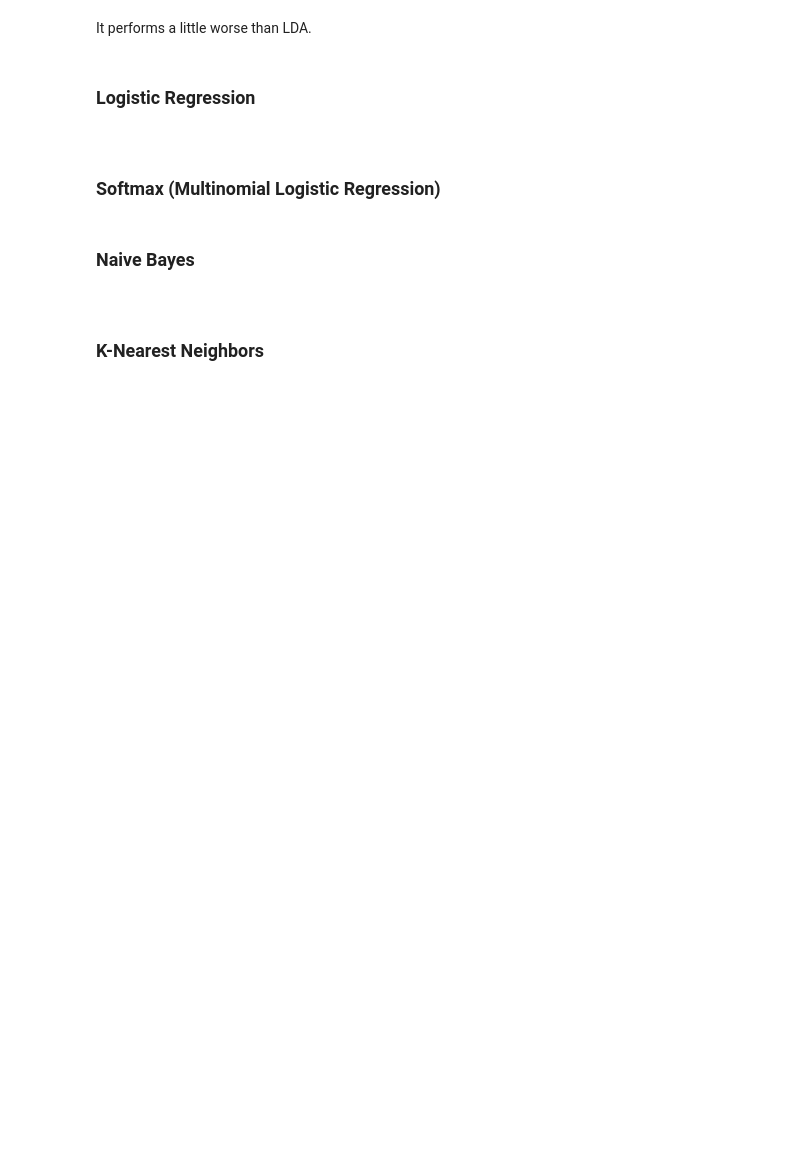
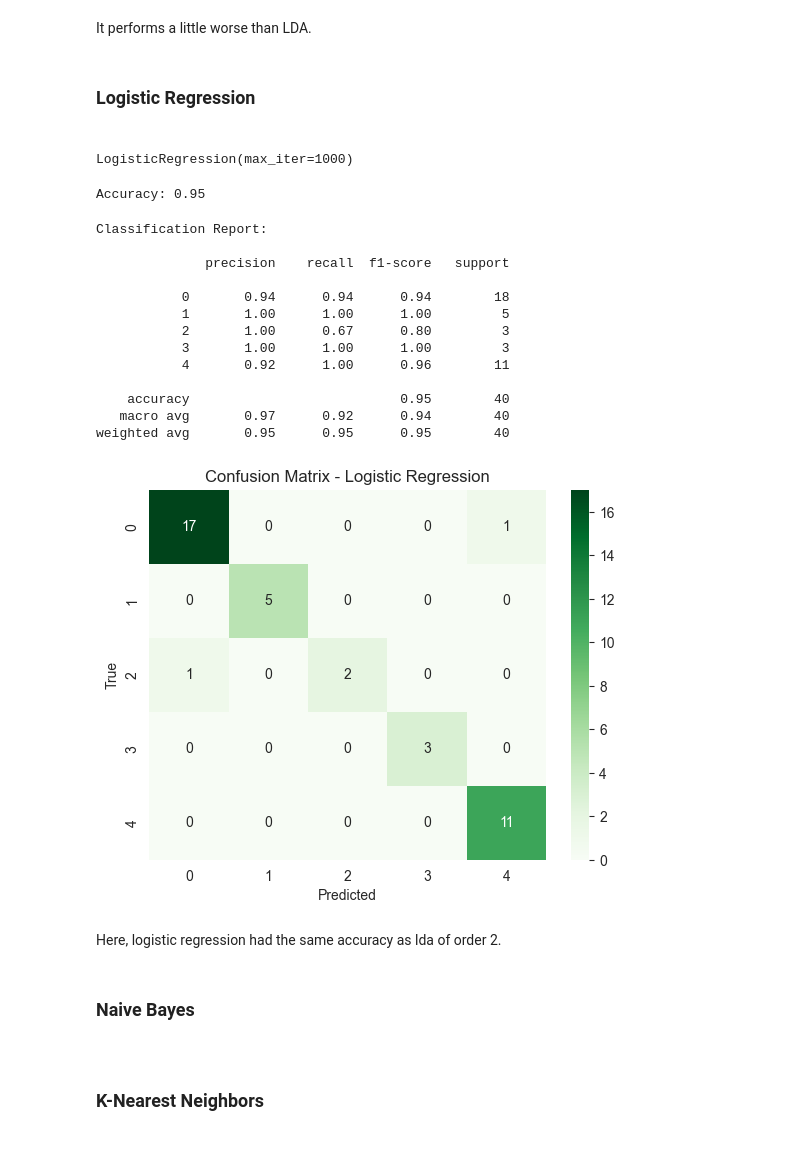
Before and after one commit to yashdeshpandex1/drug_classification, a Jupyter notebook: drug_classification.ipynb, the cells around one changed output. Saved outputs shown, nothing was run; the diff lists cells and outputs as text; code cells hidden in the pictures; blank space fills up the shorter version.

Commit message:
feat: Implement Logistic Regression

```diff
--- a/drug_classification.ipynb
+++ b/drug_classification.ipynb
@@ -344,9 +370,43 @@ It performs a little worse than LDA.
 # %% [markdown]
 <h3> Logistic Regression <h3>
 # %%
-log_reg = LogisticRegression()
+log_reg = LogisticRegression(max_iter=1000)
+log_reg.fit(encoded_X_train, encoded_y_train)
+# %% [output]
+LogisticRegression(max_iter=1000)
-# %% [markdown]
-<h3> Softmax (Multinomial Logistic Regression) </h3>
+# %%
+y_pred_log_reg = log_reg.predict(encoded_X_test)
+print(f"Accuracy: {log_reg.score(encoded_X_test, encoded_y_test)}")
+# %% [output]
+Accuracy: 0.95
+# %%
+print("Classification Report:\n")
+print(classification_report(encoded_y_test, y_pred_log_reg))
+
+# Confusion matrix
+cm = confusion_matrix(encoded_y_test, y_pred_log_reg)
+sns.heatmap(cm, annot=True, fmt='d', cmap='Greens')
+plt.xlabel('Predicted')
+plt.ylabel('True')
+plt.title('Confusion Matrix - Logistic Regression')
+plt.show()
+# %% [output]
+Classification Report:
+
+              precision    recall  f1-score   support
+
+           0       0.94      0.94      0.94        18
+           1       1.00      1.00      1.00         5
+           2       1.00      0.67      0.80         3
+           3       1.00      1.00      1.00         3
+           4       0.92      1.00      0.96        11
+
+    accuracy                           0.95        40
+   macro avg       0.97      0.92      0.94        40
+weighted avg       0.95      0.95      0.95        40
+[figure, added]
+# %% [markdown]
+Here, logistic regression had the same accuracy as lda of order 2.
 # %% [markdown]
 <h3> Naive Bayes <h3>
 # %% [markdown]
```
Also changed, not shown: parts of 1 cell of this notebook.
